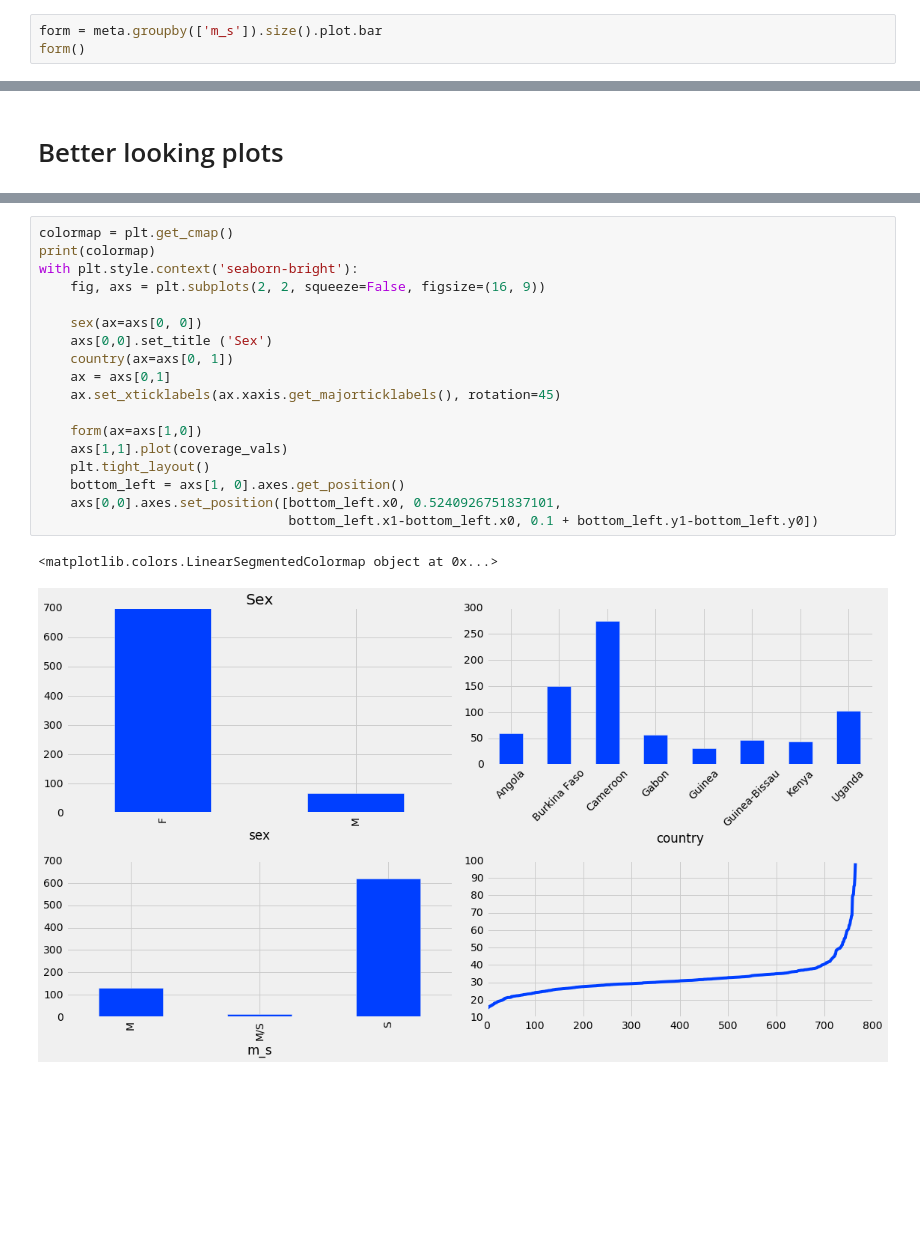
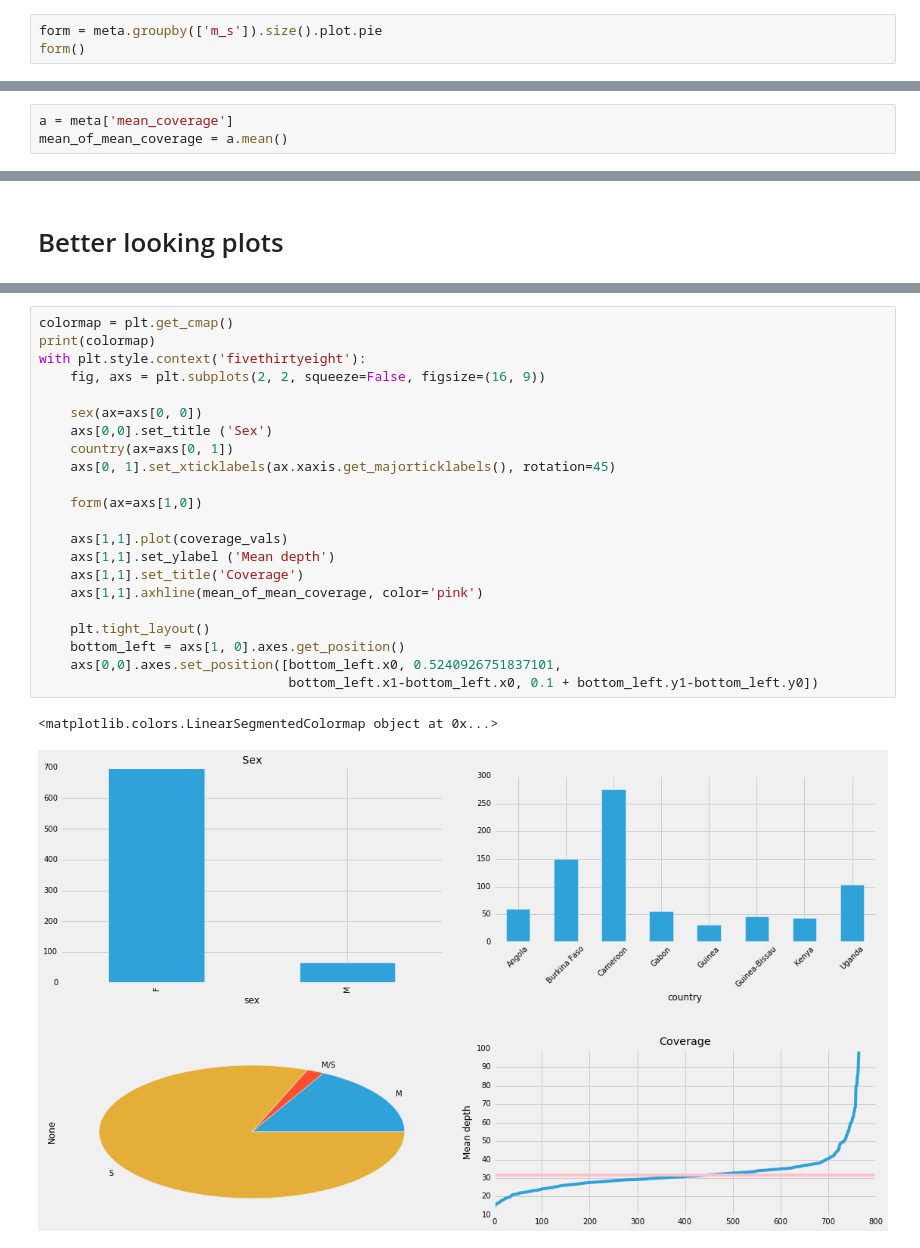
Before and after one commit to tiagoantao/data-science-teaching, a Jupyter notebook: notebooks/001_Metadata.ipynb, the cells around one changed output, grey strips where cells are left out. Drawn from its saved outputs; the diff is of its cells as text; blank space fills up the shorter version.

```diff
--- a/notebooks/001_Metadata.ipynb
+++ b/notebooks/001_Metadata.ipynb
@@ -29,5 +29,5 @@ country()
 # %%
-form = meta.groupby(['m_s']).size().plot.bar
+form = meta.groupby(['m_s']).size().plot.pie
 form()
 # %% [output]
 <matplotlib.axes._subplots.AxesSubplot at 0x...>
@@ -52,6 +52,9 @@ min       14.210000
 75%       34.340000
 max       98.480000
 Name: mean_coverage, dtype: float64
+# %%
+a = meta['mean_coverage']
+mean_of_mean_coverage = a.mean()
 # %%
 coverage_vals = meta['mean_coverage'].sort_values(inplace=False).values
 plt.plot(coverage_vals)
@@ -67,21 +70,25 @@ print(plt.style.available)
 # %%
 colormap = plt.get_cmap()
 print(colormap)
-with plt.style.context('seaborn-bright'):
+with plt.style.context('fivethirtyeight'):
     fig, axs = plt.subplots(2, 2, squeeze=False, figsize=(16, 9))
 
     sex(ax=axs[0, 0])
     axs[0,0].set_title ('Sex')
     country(ax=axs[0, 1])
-    ax = axs[0,1]
-    ax.set_xticklabels(ax.xaxis.get_majorticklabels(), rotation=45)
+    axs[0, 1].set_xticklabels(ax.xaxis.get_majorticklabels(), rotation=45)
 
     form(ax=axs[1,0])
+
     axs[1,1].plot(coverage_vals)
+    axs[1,1].set_ylabel ('Mean depth')
+    axs[1,1].set_title('Coverage')
+    axs[1,1].axhline(mean_of_mean_coverage, color='pink')
+
     plt.tight_layout()
     bottom_left = axs[1, 0].axes.get_position()
     axs[0,0].axes.set_position([bottom_left.x0, 0.5240926751837101,
                                 bottom_left.x1-bottom_left.x0, 0.1 + bottom_left.y1-bottom_left.y0])
 # %% [output]
 <matplotlib.colors.LinearSegmentedColormap object at 0x...>
-[figure, old version]
+[figure, new version]
```
Also changed, not shown: parts of 13 cells of this notebook.
